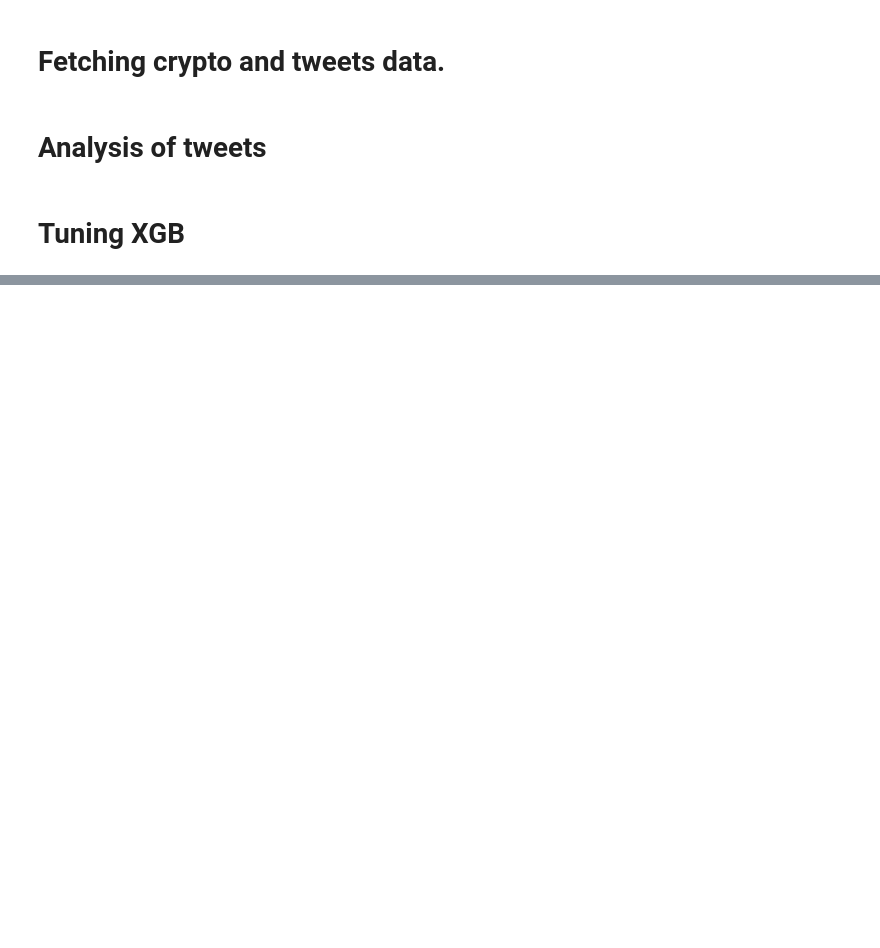
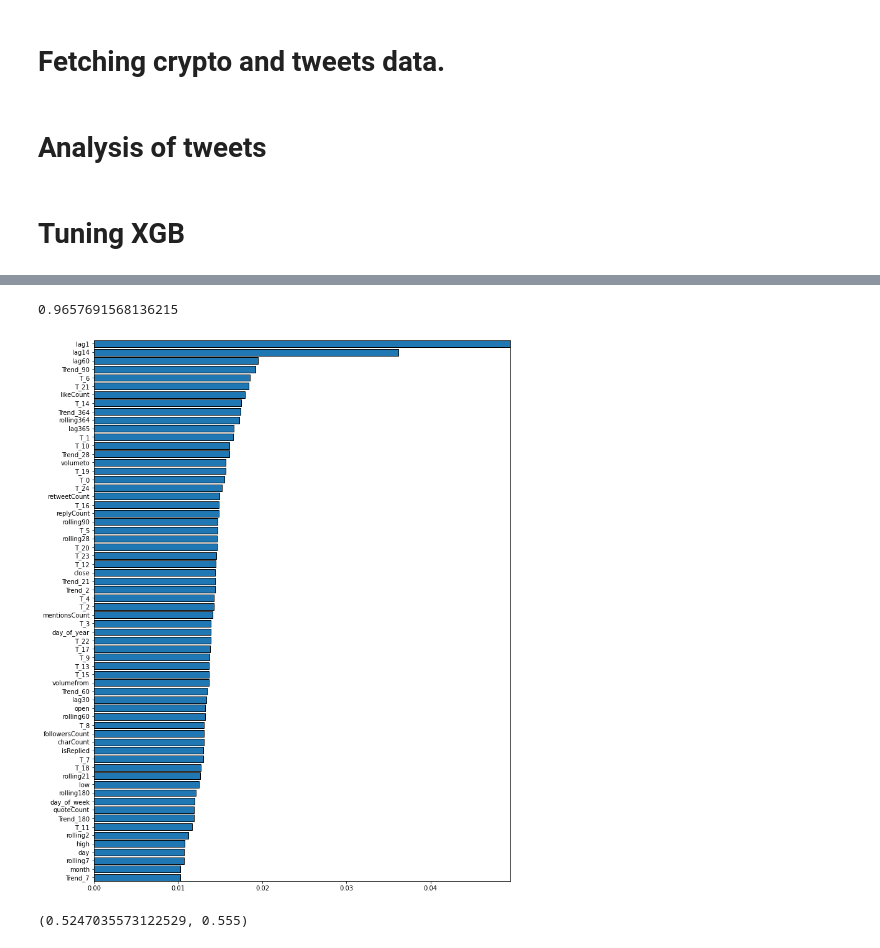
Before and after one commit to Mierva/ElonsCryptoEffect, a Jupyter notebook: main.ipynb, the cells around one changed output, grey strips where cells are left out. Drawn from its saved outputs; the diff is of its cells as text; code cells hidden in the pictures; blank space fills up the shorter version.

```diff
--- a/main.ipynb
+++ b/main.ipynb
@@ -451,0 +403,17 @@ plt.legend()
+# %%
+B = A.copy()
+# B = B[~B['feature'].str.contains('T_')]
+B = B[B['importance']>=0.01].sort_values(by='importance', ascending=False)
+
+fig, ax = plt.subplots()
+fig.set_figwidth(12)
+fig.set_figheight(16)
+ax.barh(B['feature'], B['importance'], edgecolor='black')
+ax.invert_yaxis()
+ax.margins(0,0)
+
+print(sum(B['importance']))
+plt.show()
+# %% [output]
+0.9657691568136215
+[figure, added]
@@ -451,0 +477,36 @@ plt.legend()
+# %%
+# best_params = best_models.iloc[1]['params']
+best_params = {'n_estimators': 13,
+               'min_child_weight': 1.0,
+               'max_depth': 7,
+               'max_delta_step': 0.3333333333333333,
+               'gamma': 0.0}
+
+# test_scores  = []
+# train_scores = []
+# for n_estimators in range(1,50):
+#     best_params['n_estimators'] = int(n_estimators)
+#     for max_depth in np.arange(1, 25, 1):
+#         best_params['max_depth'] = int(max_depth)
+#         model = XGBClassifier(**best_params, n_jobs=-1)
+#         model.fit(data[predictors].iloc[:test_idx[0]], data['target'].iloc[:test_idx[0]])
+#         test_score  = balanced_accuracy_score(data['target'].iloc[test_idx], model.predict(data[predictors].iloc[test_idx]))
+#         train_score = [model.score(data[predictors].iloc[train], data['target'].iloc[train]) for train in train_idx]
+
+#         test_scores.append(test_score)
+#         train_scores.append(train_score)
+
+#         if test_score >= 0.53:
+#             print(f'{n_estimators:<2}|{max_depth:<2} - {round(test_score, 4):<7} | {round(np.mean(train_score), 4)}')
+
+    # test_scores  = np.array([val[0] for val in scores.values()])
+    # train_scores = np.array(train_scores) # look for overfitting, consider regularisation
+
+mmdms = XGBClassifier(**{'n_estimators': 2,
+                         'max_depth': 10
+                         })
+
+mmdms.fit(data[predictors].iloc[:-180], data['target'].iloc[:-180])
+balanced_accuracy_score(data['target'].iloc[-180:-90], mmdms.predict(data[predictors].iloc[-180:-90])), balanced_accuracy_score(data['target'].iloc[-90:], mmdms.predict(data[predictors].iloc[-90:]))
+# %% [output]
+(0.5247035573122529, 0.555)
```
Also changed, not shown: parts of 50 cells of this notebook, 6 other files.
